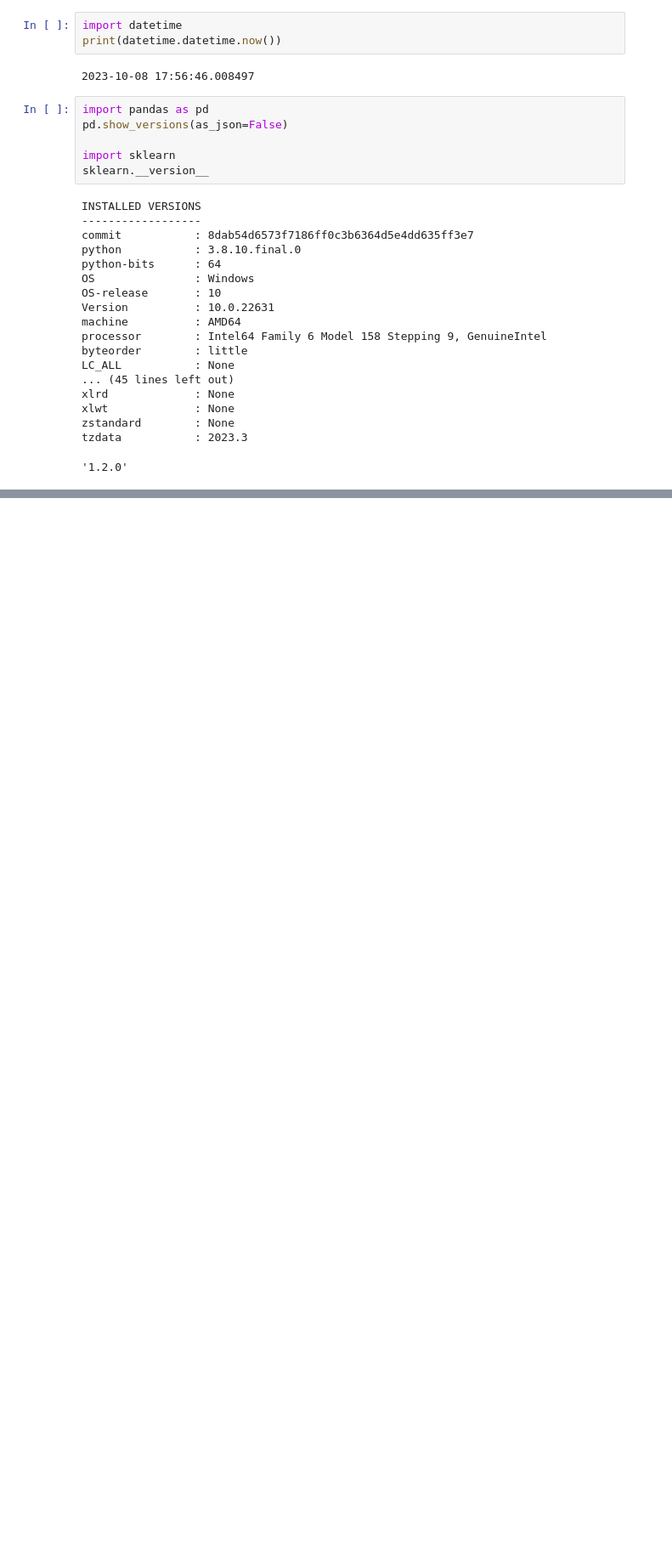
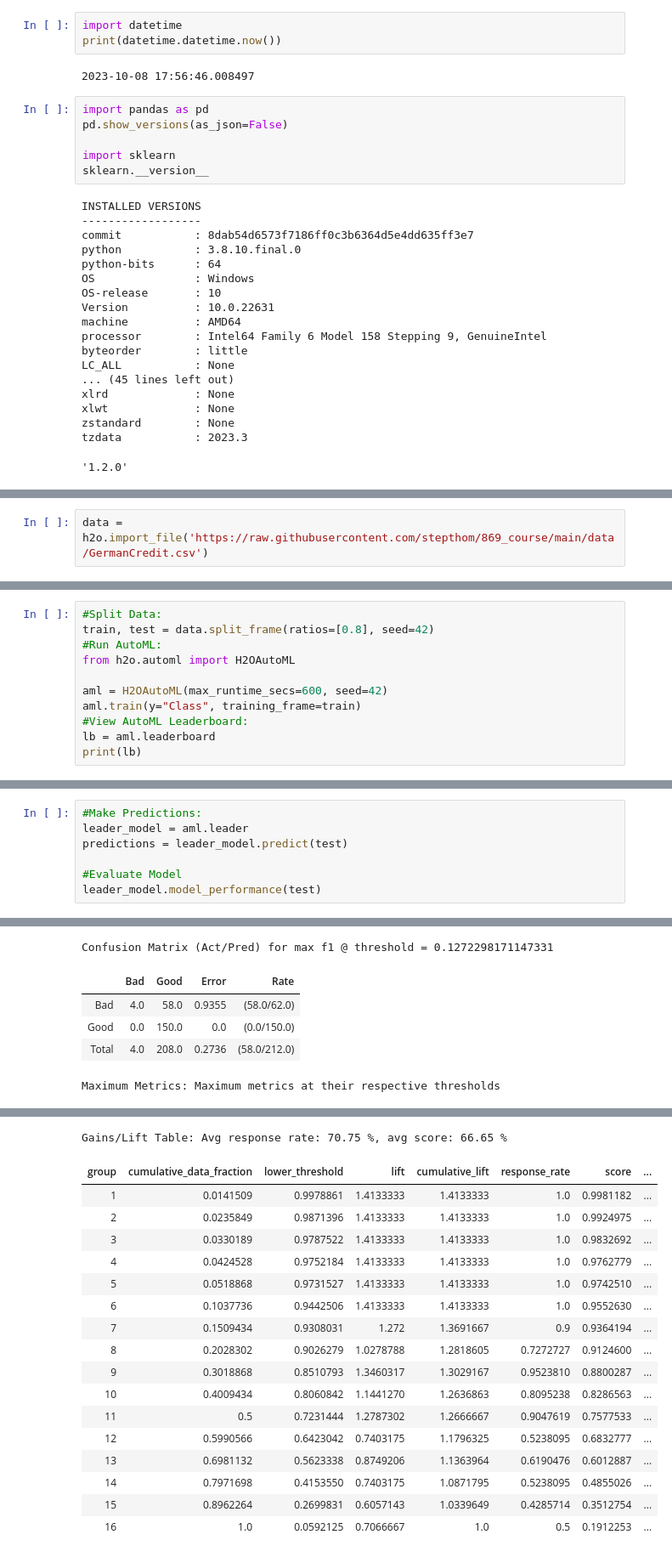
Before and after one commit to caojingw/ml_template, a Jupyter notebook: template.ipynb, the cells around one changed output, grey strips where cells are left out. Shown: that part at 85% size. Saved outputs shown, nothing was run; the diff lists cells and outputs as text; blank space fills up the shorter version.

Commit message:
ran the automl

```diff
--- a/template.ipynb
+++ b/template.ipynb
@@ -210,0 +253,2 @@ Now:
+# %%
+data = h2o.import_file('https://raw.githubusercontent.com/stepthom/869_course/main/data/GermanCredit.csv')
@@ -210,0 +272,11 @@ Now:
+# %%
+#Split Data:
+train, test = data.split_frame(ratios=[0.8], seed=42)
+#Run AutoML:
+from h2o.automl import H2OAutoML
+
+aml = H2OAutoML(max_runtime_secs=600, seed=42)
+aml.train(y="Class", training_frame=train)
+#View AutoML Leaderboard:
+lb = aml.leaderboard
+print(lb)
@@ -210,0 +330,8 @@ Now:
+# %%
+#Make Predictions:
+leader_model = aml.leader
+predictions = leader_model.predict(test)
+
+#Evaluate Model
+leader_model.model_performance(test)
+# %% [output]
@@ -210,0 +340,6 @@ Now:
+Confusion Matrix (Act/Pred) for max f1 @ threshold = 0.1272298171147331
+|  | Bad | Good | Error | Rate |
+| Bad | 4.0 | 58.0 | 0.9355 | (58.0/62.0) |
+| Good | 0.0 | 150.0 | 0.0 | (0.0/150.0) |
+| Total | 4.0 | 208.0 | 0.2736 | (58.0/212.0) |
+Maximum Metrics: Maximum metrics at their respective thresholds
@@ -210,0 +363,18 @@ Now:
+Gains/Lift Table: Avg response rate: 70.75 %, avg score: 66.65 %
+| group | cumulative_data_fraction | lower_threshold | lift | cumulative_lift | response_rate | score | ... |
+| 1 | 0.0141509 | 0.9978861 | 1.4133333 | 1.4133333 | 1.0 | 0.9981182 | ... |
+| 2 | 0.0235849 | 0.9871396 | 1.4133333 | 1.4133333 | 1.0 | 0.9924975 | ... |
+| 3 | 0.0330189 | 0.9787522 | 1.4133333 | 1.4133333 | 1.0 | 0.9832692 | ... |
+| 4 | 0.0424528 | 0.9752184 | 1.4133333 | 1.4133333 | 1.0 | 0.9762779 | ... |
+| 5 | 0.0518868 | 0.9731527 | 1.4133333 | 1.4133333 | 1.0 | 0.9742510 | ... |
+| 6 | 0.1037736 | 0.9442506 | 1.4133333 | 1.4133333 | 1.0 | 0.9552630 | ... |
+| 7 | 0.1509434 | 0.9308031 | 1.272 | 1.3691667 | 0.9 | 0.9364194 | ... |
+| 8 | 0.2028302 | 0.9026279 | 1.0278788 | 1.2818605 | 0.7272727 | 0.9124600 | ... |
+| 9 | 0.3018868 | 0.8510793 | 1.3460317 | 1.3029167 | 0.9523810 | 0.8800287 | ... |
+| 10 | 0.4009434 | 0.8060842 | 1.1441270 | 1.2636863 | 0.8095238 | 0.8286563 | ... |
+| 11 | 0.5 | 0.7231444 | 1.2787302 | 1.2666667 | 0.9047619 | 0.7577533 | ... |
+| 12 | 0.5990566 | 0.6423042 | 0.7403175 | 1.1796325 | 0.5238095 | 0.6832777 | ... |
+| 13 | 0.6981132 | 0.5623338 | 0.8749206 | 1.1363964 | 0.6190476 | 0.6012887 | ... |
+| 14 | 0.7971698 | 0.4153550 | 0.7403175 | 1.0871795 | 0.5238095 | 0.4855026 | ... |
+| 15 | 0.8962264 | 0.2699831 | 0.6057143 | 1.0339649 | 0.4285714 | 0.3512754 | ... |
+| 16 | 1.0 | 0.0592125 | 0.7066667 | 1.0 | 0.5 | 0.1912253 | ... |
```
Also changed, not shown: parts of 11 cells of this notebook.
